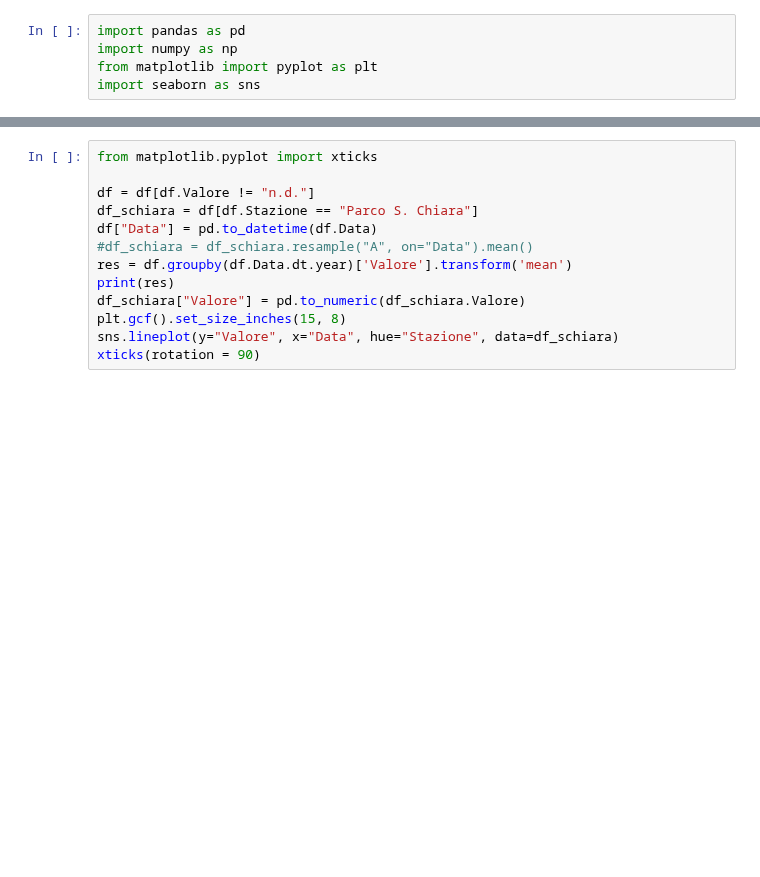
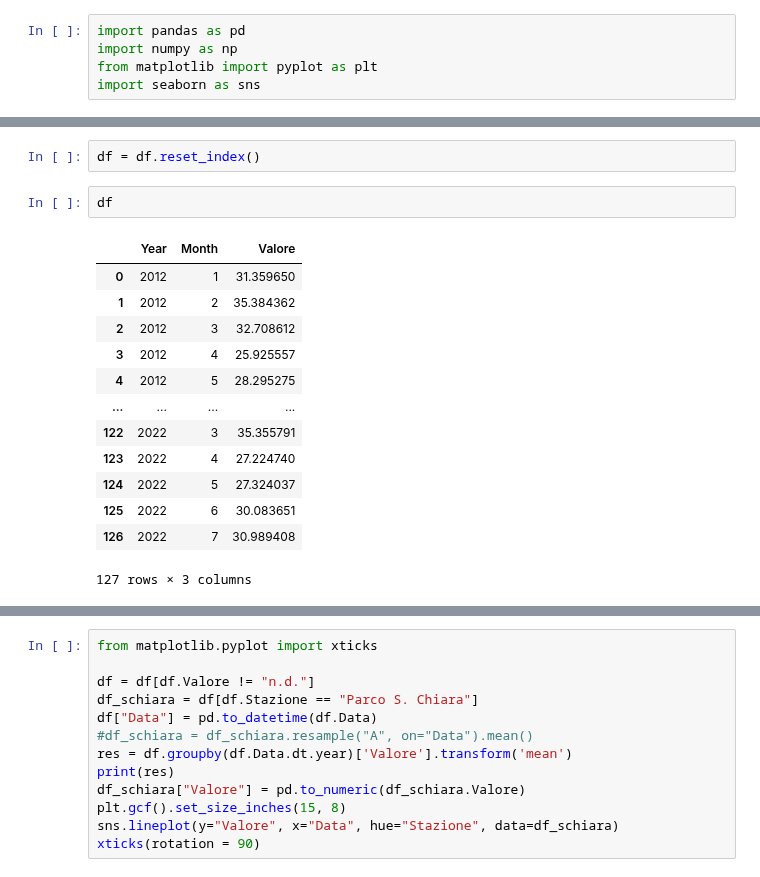
Before and after one commit to WebValley2022/webvalley-dashboard, a Jupyter notebook: LigiaNotebookAppa.ipynb, the cells around one changed output, grey strips where cells are left out. Cells and saved outputs as stored; diff of their text form; blank space fills up the shorter version.

```diff
--- a/LigiaNotebookAppa.ipynb
+++ b/LigiaNotebookAppa.ipynb
@@ -26,0 +139,18 @@ df.resample("W", on="Data").mean()
+# %%
+df = df.reset_index()
+# %%
+df
+# %% [output]
+|  | Year | Month | Valore |
+| 0 | 2012 | 1 | 31.359650 |
+| 1 | 2012 | 2 | 35.384362 |
+| 2 | 2012 | 3 | 32.708612 |
+| 3 | 2012 | 4 | 25.925557 |
+| 4 | 2012 | 5 | 28.295275 |
+| ... | ... | ... | ... |
+| 122 | 2022 | 3 | 35.355791 |
+| 123 | 2022 | 4 | 27.224740 |
+| 124 | 2022 | 5 | 27.324037 |
+| 125 | 2022 | 6 | 30.083651 |
+| 126 | 2022 | 7 | 30.989408 |
+127 rows × 3 columns
```
Also changed, not shown: parts of 16 cells of this notebook, 4 other files.
